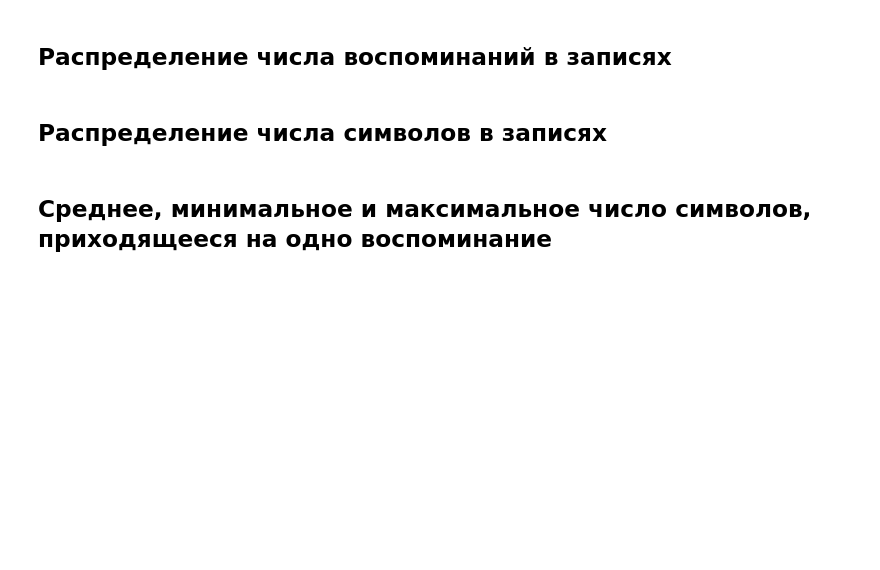
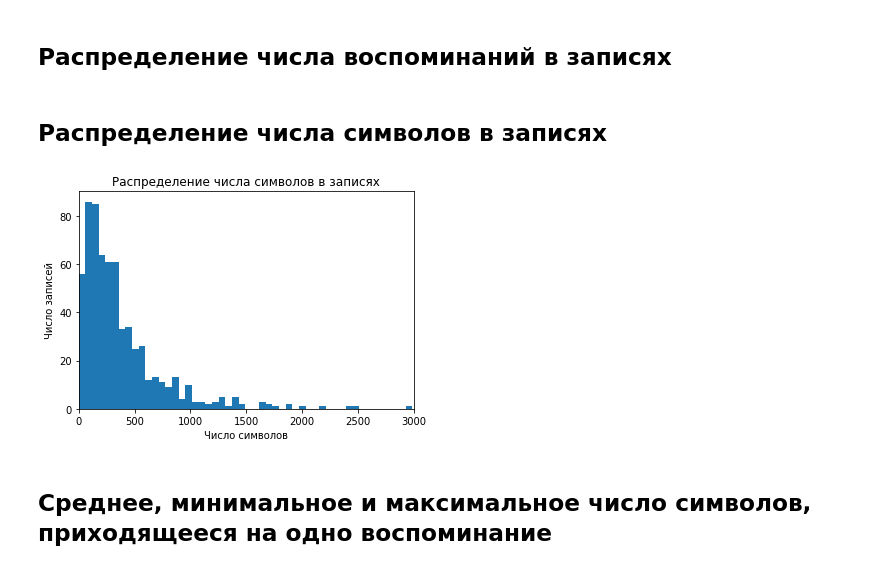
Before and after one commit to matyushkin/reminiscence, a Jupyter notebook: Reminiscence.ipynb, the cells around one changed output. Saved outputs shown, nothing was run; the diff lists cells and outputs as text; code cells hidden in the pictures; blank space fills up the shorter version.

```diff
--- a/Reminiscence.ipynb
+++ b/Reminiscence.ipynb
@@ -256,6 +261,17 @@ plt.show()
 ## Распределение числа воспоминаний в записях
 # %% [markdown]
 ## Распределение числа символов в записях
+# %%
+df = get_df()
+# %%
+plt.xlim(left=0, right=3000)
+plt.title('Распределение числа символов в записях')
+plt.xlabel('Число символов')
+plt.ylabel('Число записей')
+plt.hist(df['Число символов'], bins=100)
+plt.show()
+# %% [output]
+[figure, added]
 # %% [markdown]
 ## Среднее, минимальное и максимальное число символов, приходящееся на одно воспоминание
 # %% [markdown]
```
Also changed, not shown: parts of 5 cells of this notebook, 1 other file.
